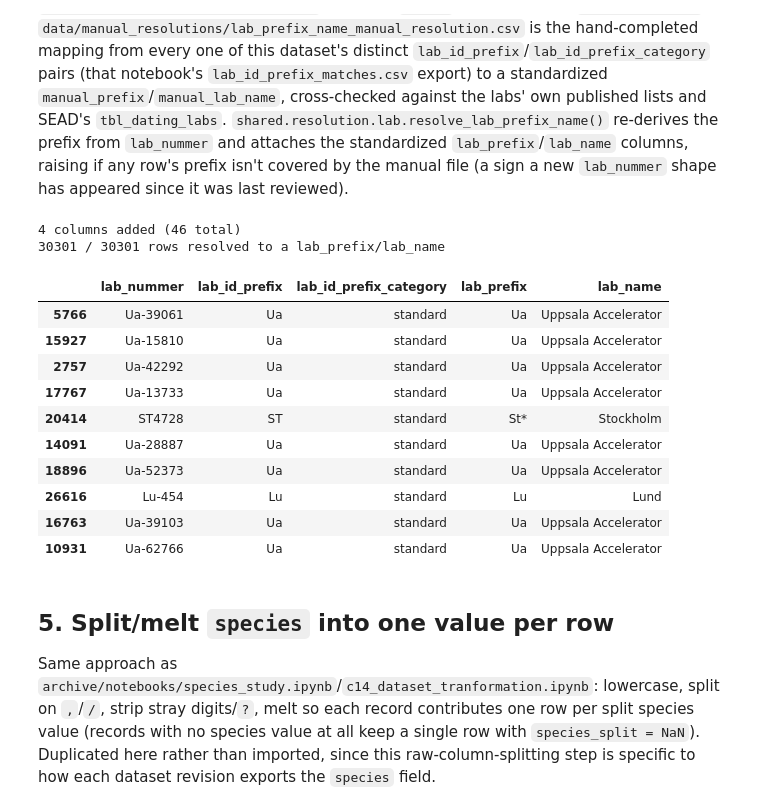
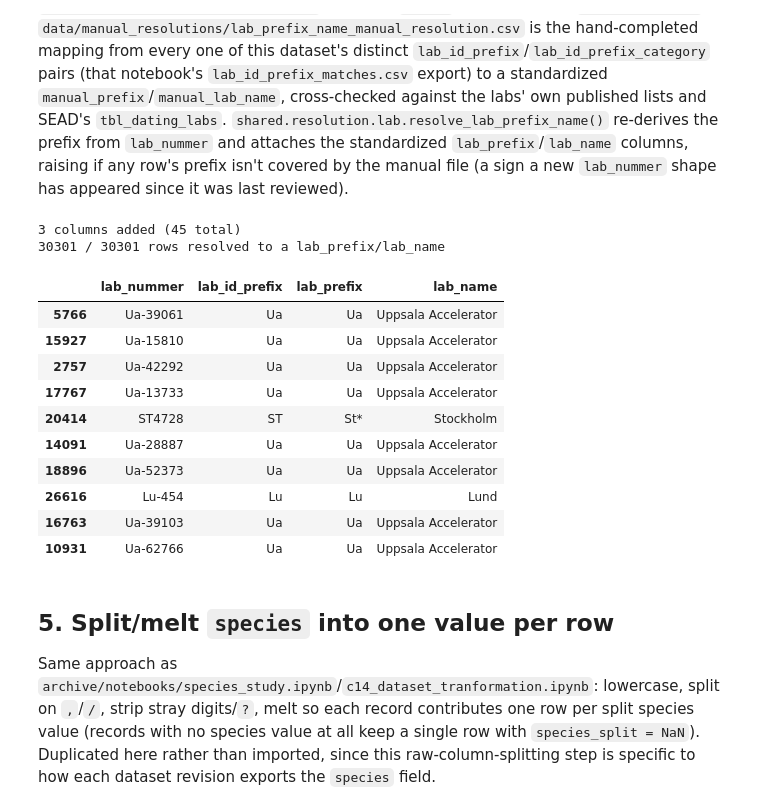
Before and after one commit to Br1CM/sead_strucke_data_cleaning, a Jupyter notebook: current/notebooks/c14_v1_dataset_transformation.ipynb, the cells around one changed output. Drawn from its saved outputs; the diff is of its cells as text; code cells hidden in the pictures.

```diff
--- a/current/notebooks/c14_v1_dataset_transformation.ipynb
+++ b/current/notebooks/c14_v1_dataset_transformation.ipynb
@@ -220,29 +220,29 @@ reviewed).
 # %%
 LAB_MAPPING_PATH = Path('../data/manual_resolutions/lab_prefix_name_manual_resolution.csv')
 lab_manual_df = pd.read_csv(
     LAB_MAPPING_PATH, keep_default_na=False, na_values=[''],
 )
 
 before_cols = len(df.columns)
 df = lab_resolution.resolve_lab_prefix_name(df, lab_manual_df, lab_id_col='lab_nummer')
 print(f'{len(df.columns) - before_cols} columns added ({len(df.columns)} total)')
 
 print(f"{df['lab_prefix'].notna().sum()} / {len(df)} rows resolved to a lab_prefix/lab_name")
-df[['lab_nummer', 'lab_id_prefix', 'lab_id_prefix_category', 'lab_prefix', 'lab_name']].sample(10, random_state=1)
+df[['lab_nummer', 'lab_id_prefix', 'lab_prefix', 'lab_name']].sample(10, random_state=1)
 # %% [output]
-4 columns added (46 total)
+3 columns added (45 total)
 30301 / 30301 rows resolved to a lab_prefix/lab_name
-|  | lab_nummer | lab_id_prefix | lab_id_prefix_category | lab_prefix | lab_name |
-| 5766 | Ua-39061 | Ua | standard | Ua | Uppsala Accelerator |
-| 15927 | Ua-15810 | Ua | standard | Ua | Uppsala Accelerator |
-| 2757 | Ua-42292 | Ua | standard | Ua | Uppsala Accelerator |
-| 17767 | Ua-13733 | Ua | standard | Ua | Uppsala Accelerator |
-| 20414 | ST4728 | ST | standard | St* | Stockholm |
-| 14091 | Ua-28887 | Ua | standard | Ua | Uppsala Accelerator |
-| 18896 | Ua-52373 | Ua | standard | Ua | Uppsala Accelerator |
-| 26616 | Lu-454 | Lu | standard | Lu | Lund |
-| 16763 | Ua-39103 | Ua | standard | Ua | Uppsala Accelerator |
-| 10931 | Ua-62766 | Ua | standard | Ua | Uppsala Accelerator |
+|  | lab_nummer | lab_id_prefix | lab_prefix | lab_name |
+| 5766 | Ua-39061 | Ua | Ua | Uppsala Accelerator |
+| 15927 | Ua-15810 | Ua | Ua | Uppsala Accelerator |
+| 2757 | Ua-42292 | Ua | Ua | Uppsala Accelerator |
+| 17767 | Ua-13733 | Ua | Ua | Uppsala Accelerator |
+| 20414 | ST4728 | ST | St* | Stockholm |
+| 14091 | Ua-28887 | Ua | Ua | Uppsala Accelerator |
+| 18896 | Ua-52373 | Ua | Ua | Uppsala Accelerator |
+| 26616 | Lu-454 | Lu | Lu | Lund |
+| 16763 | Ua-39103 | Ua | Ua | Uppsala Accelerator |
+| 10931 | Ua-62766 | Ua | Ua | Uppsala Accelerator |
 # %% [markdown]
 ## 5. Split/melt `species` into one value per row
 
```
Also changed, not shown: parts of 3 cells of this notebook, 1 other file.
